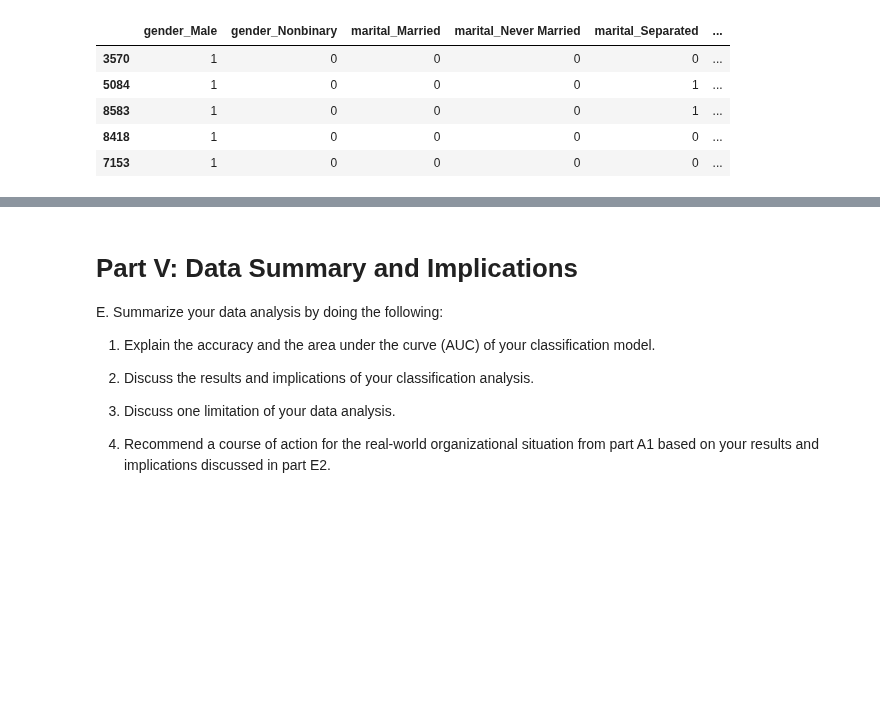
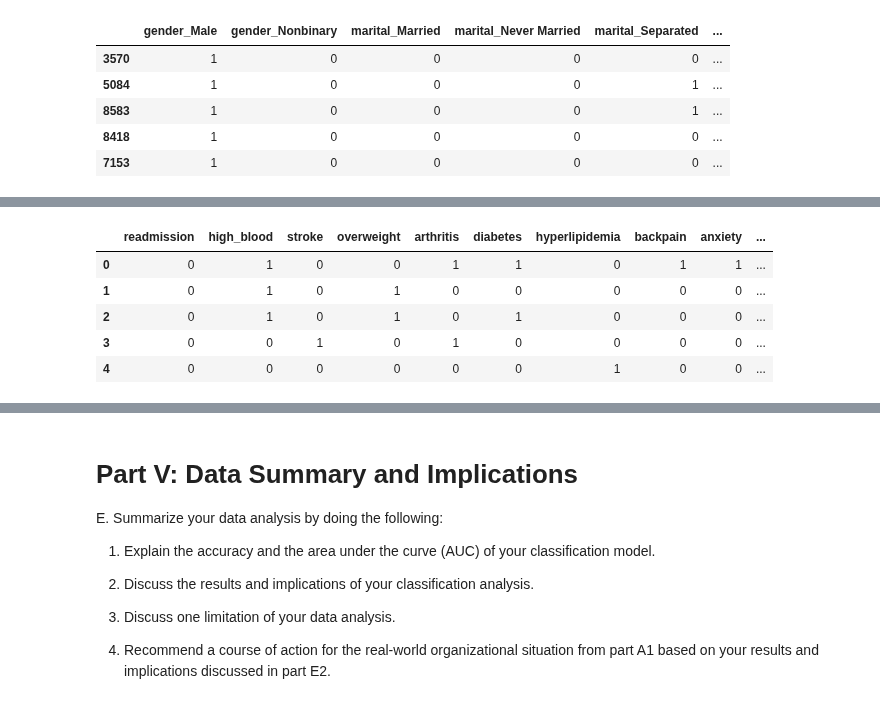
Before and after one commit to DesireeMcElroy/WGU_MSDA, a Jupyter notebook: D209-Data_Mining_I/NaiveBayes_Task1.ipynb, the cells around one changed output, grey strips where cells are left out. Saved outputs shown, nothing was run; the diff lists cells and outputs as text; code cells hidden in the pictures; blank space fills up the shorter version.

```diff
--- a/D209-Data_Mining_I/NaiveBayes_Task1.ipynb
+++ b/D209-Data_Mining_I/NaiveBayes_Task1.ipynb
@@ -284,0 +325,13 @@ There are several methods for standardizing data, each with different applicatio
+# %%
+# replace True with 1's and False with 0's
+df[bool_vars] = df[bool_vars].replace(True, 1)
+df[bool_vars] = df[bool_vars].replace(False, 0)
+
+df[bool_vars].head()
+# %% [output]
+|  | readmission | high_blood | stroke | overweight | arthritis | diabetes | hyperlipidemia | backpain | anxiety | ... |
+| 0 | 0 | 1 | 0 | 0 | 1 | 1 | 0 | 1 | 1 | ... |
+| 1 | 0 | 1 | 0 | 1 | 0 | 0 | 0 | 0 | 0 | ... |
+| 2 | 0 | 1 | 0 | 1 | 0 | 1 | 0 | 0 | 0 | ... |
+| 3 | 0 | 0 | 1 | 0 | 1 | 0 | 0 | 0 | 0 | ... |
+| 4 | 0 | 0 | 0 | 0 | 0 | 0 | 1 | 0 | 0 | ... |
```
Also changed, not shown: parts of 19 cells of this notebook.
